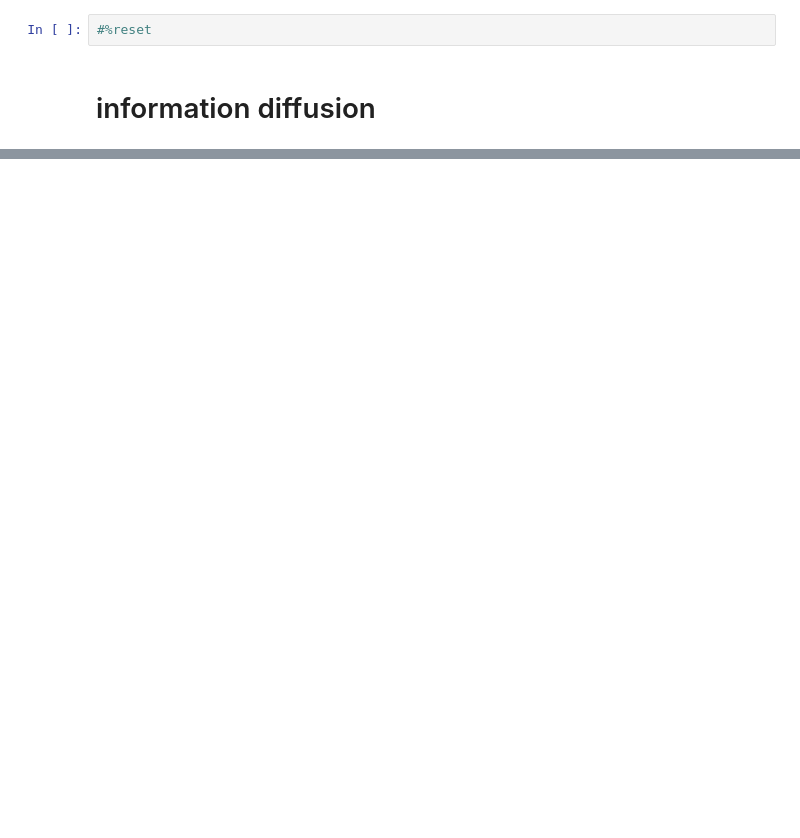
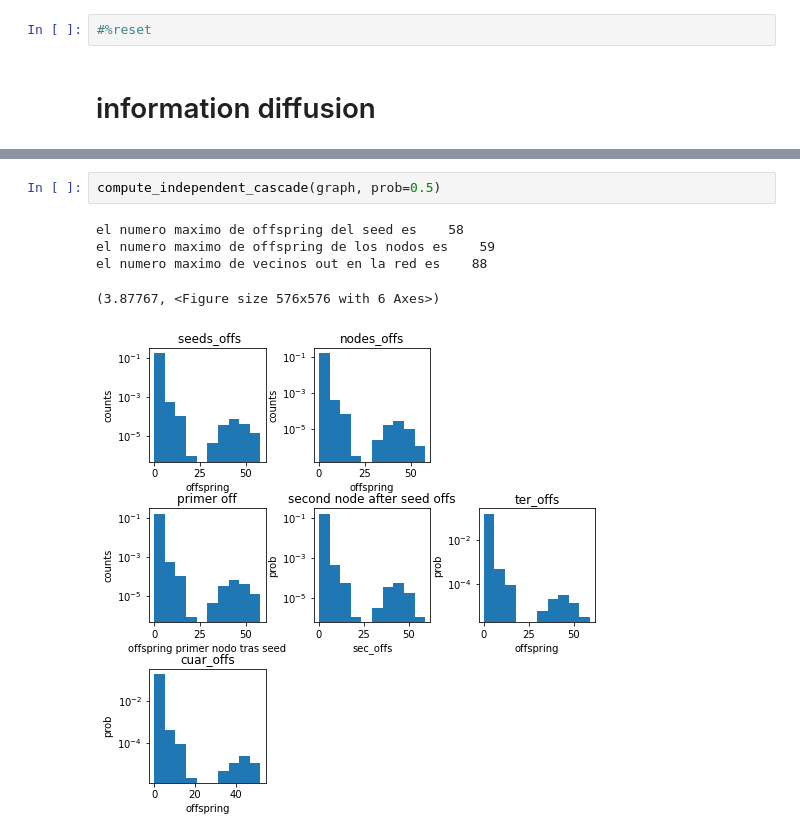
Before and after one commit to Brumargon/TFM.-, a Jupyter notebook: coupled opinion formation and information diffusion.ipynb, the cells around one changed output, grey strips where cells are left out. Cells and saved outputs as stored; diff of their text form; blank space fills up the shorter version.

```diff
--- a/coupled opinion formation and information diffusion.ipynb
+++ b/coupled opinion formation and information diffusion.ipynb
@@ -324,0 +489,8 @@ el numero maximo de vecinos out en la red es    27
+# %%
+compute_independent_cascade(graph, prob=0.5)
+# %% [output]
+el numero maximo de offspring del seed es    58
+el numero maximo de offspring de los nodos es    59
+el numero maximo de vecinos out en la red es    88
+(3.87767, <Figure size 576x576 with 6 Axes>)
+[figure, added]
```
Also changed, not shown: parts of 11 cells of this notebook.
